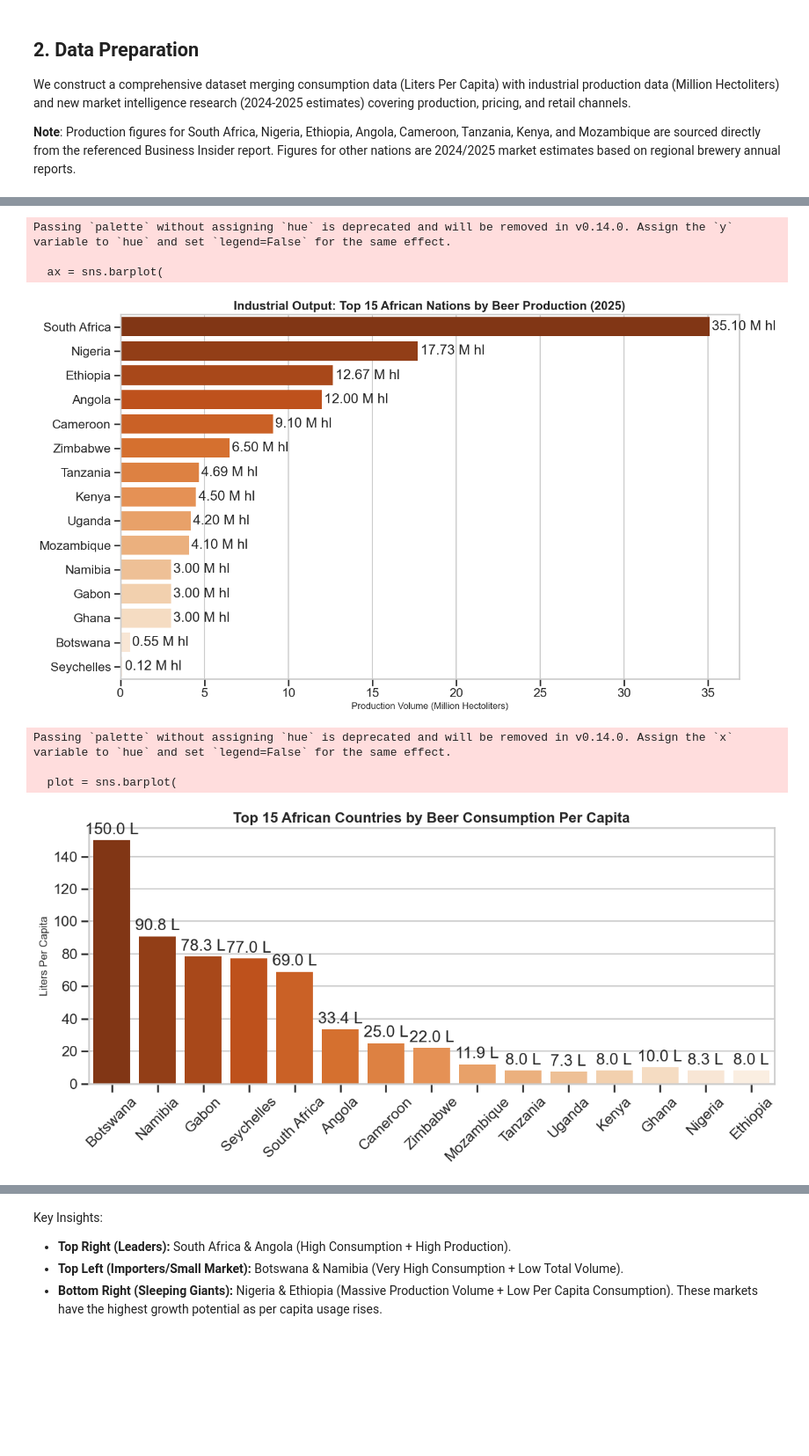
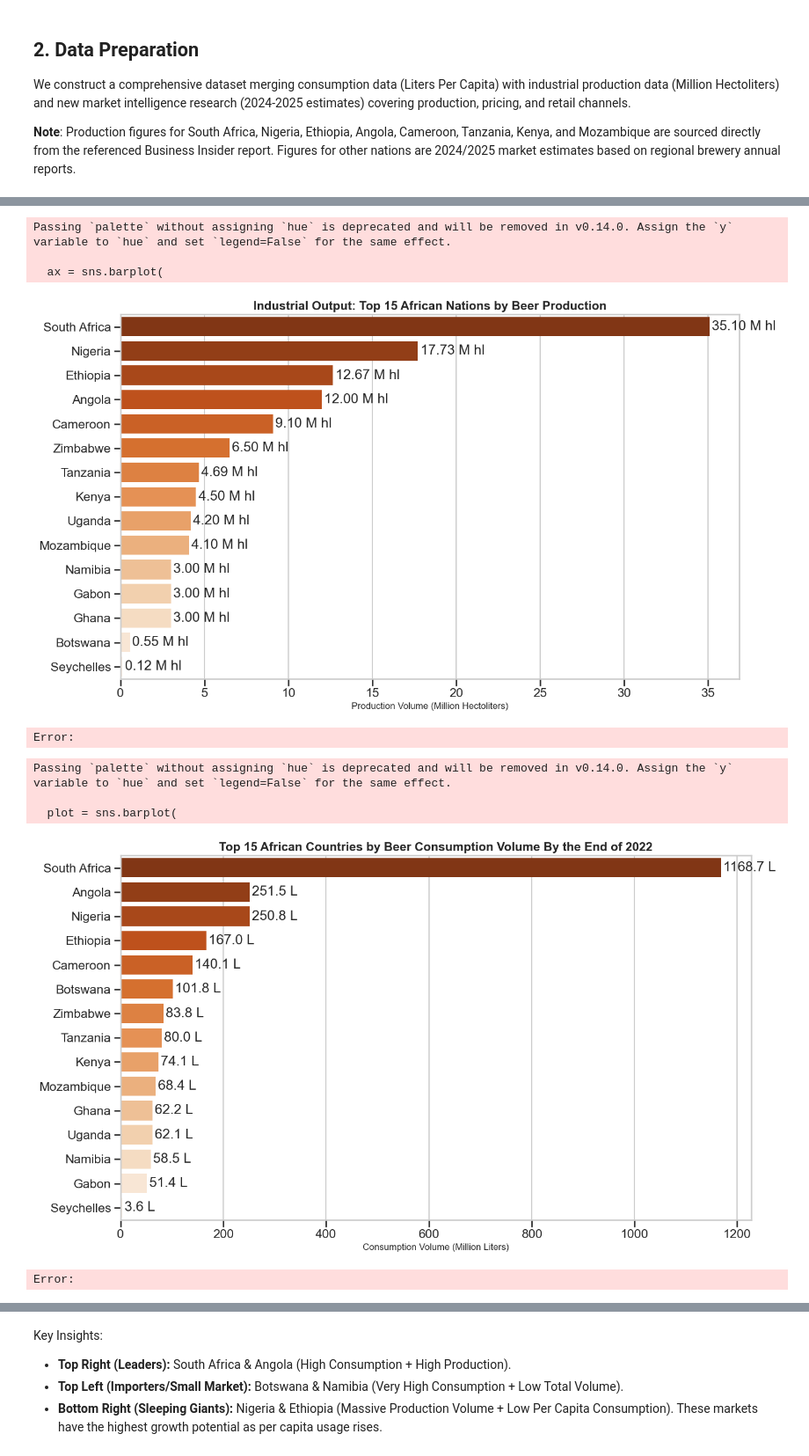
Before and after one commit to Ogombo-collins/African-Beer-Market-Snapshot-ast-at-2025, a Jupyter notebook: African Beer Market Analysis.ipynb, the cells around one changed output, grey strips where cells are left out. Shown at 88% size. Saved outputs shown, nothing was run; the diff lists cells and outputs as text; code cells hidden in the pictures; blank space fills up the shorter version.

Commit message:
Made new changes in streamlit web app and notebook containing analysis

```diff
--- a/African Beer Market Analysis.ipynb
+++ b/African Beer Market Analysis.ipynb
@@ -240,0 +278,14 @@ df.head()
+# %%
+# Computing drinking population: Presented as drinking population (in millions)
+# Drinking population = Total population × (% adults 15+/100) × (% drinkers/100)
+df['drinking_population_millions'] = (
+        df['population_millions'] *
+        (df['pct_adults_15plus'] / 100) *
+        (df['pct_drinkers'] / 100)
+    )
+
+# Calculate total volume consumed per country (in million liters)
+# Total volume = Per capita consumption × Drinking population
+df['total_volume_consumed_ml'] = (
+        df['Liters_Per_Capita'] * df['drinking_population_millions']
+    )
@@ -360,6 +470,6 @@ Passing `palette` without assigning `hue` is deprecated and will be removed in v
 # %%
 
-# Comparative
+# Comparative of production volumes across countries
 
 
 plt.figure(figsize=(14, 8))
@@ -370,7 +480,7 @@ ax = sns.barplot(
     palette='Oranges_r'
 )
 
-plt.title('Industrial Output: Top 15 African Nations by Beer Production (2025)', fontsize=16, fontweight='bold')
+plt.title('Industrial Output: Top 15 African Nations by Beer Production', fontsize=16, fontweight='bold')
 plt.xlabel('Production Volume (Million Hectoliters)', fontsize=12)
 plt.ylabel('')
 
@@ -385,33 +495,38 @@ plt.show()
 Passing `palette` without assigning `hue` is deprecated and will be removed in v0.14.0. Assign the `y` variable to `hue` and set `legend=False` for the same effect.
 
   ax = sns.barplot(
-[figure, old version]
+[figure, new version]
+Error:
 # %%
-# ## 3. Consumption Analysis (Visual)
+# ## 3. Beer Consumption Analysis (Visual)
+# Sort by Production Volume to see the "Big Consumers"
+df_consumption_sorted = df.sort_values('total_volume_consumed_ml', ascending=False).reset_index(drop=True)
 
-plt.figure(figsize=(12, 6))
+plt.figure(figsize=(14, 8))
 plot = sns.barplot(
-    data=df,
-    x='Country',
-    y='Liters_Per_Capita',
+    data=df_consumption_sorted,
+    x='total_volume_consumed_ml',
+    y='Country',
     palette='Oranges_r'
 )
 
-plt.title('Top 15 African Countries by Beer Consumption Per Capita', fontsize=16, fontweight='bold')
-plt.ylabel('Liters Per Capita', fontsize=12)
-plt.xlabel('')
-plt.xticks(rotation=45)
+plt.title('Top 15 African Countries by Beer Consumption Volume By the End of 2022', fontsize=16, fontweight='bold')
+plt.xlabel('Consumption Volume (Million Liters)', fontsize=12)
+plt.ylabel('')
+#plt.xticks(rotation=45)
 
 # Add value labels on top of bars
 for i in plot.containers:
     plot.bar_label(i, fmt='%.1f L', padding=3)
 
 plt.tight_layout()
+plt.savefig('top_15_african_countries_beer_consumption.png')
 plt.show()
 # %% [output]
-Passing `palette` without assigning `hue` is deprecated and will be removed in v0.14.0. Assign the `x` variable to `hue` and set `legend=False` for the same effect.
+Passing `palette` without assigning `hue` is deprecated and will be removed in v0.14.0. Assign the `y` variable to `hue` and set `legend=False` for the same effect.
 
   plot = sns.barplot(
-[figure, old version]
+[figure, new version]
+Error:
 # %% [markdown]
 
```
Also changed, not shown: parts of 21 cells of this notebook, 10 other files.
